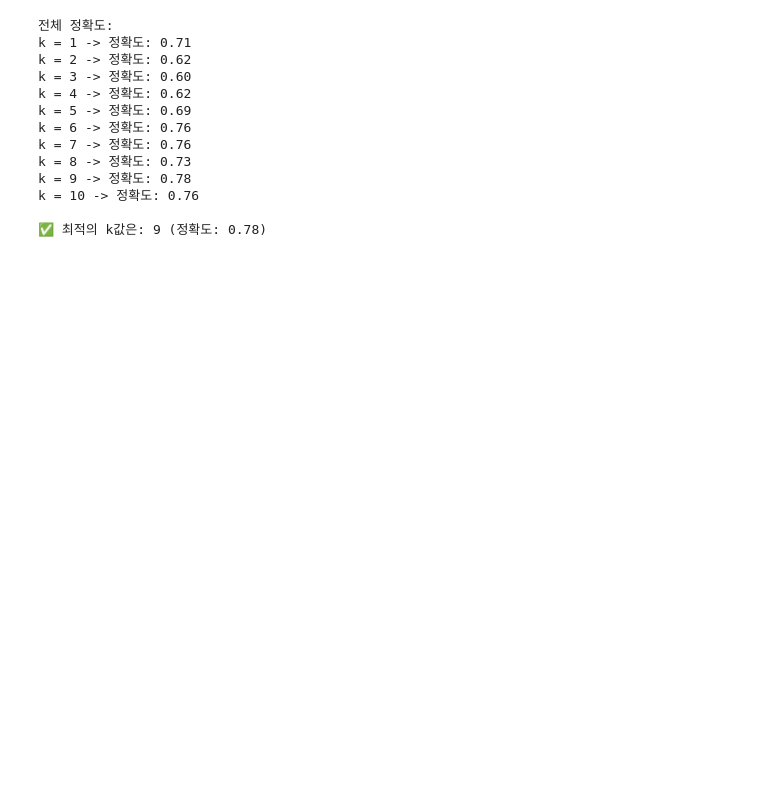
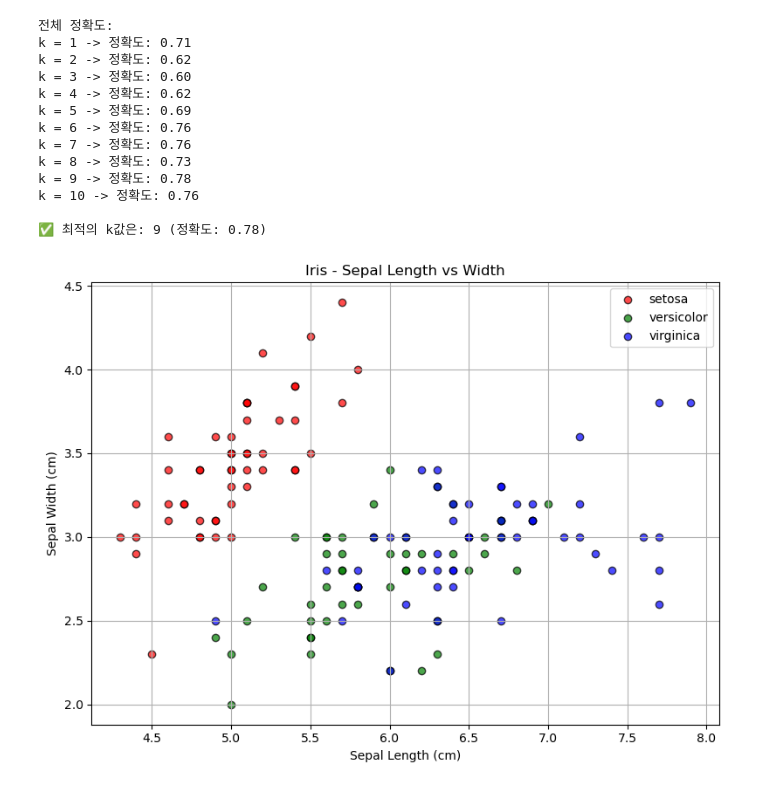
Before and after one commit to NakedFlower/HAI_Assignment, a Jupyter notebook: lecture04/assignment4_2.ipynb, the cells around one changed output. Saved outputs shown, nothing was run; the diff lists cells and outputs as text; code cells hidden in the pictures; blank space fills up the shorter version.

```diff
--- a/lecture04/assignment4_2.ipynb
+++ b/lecture04/assignment4_2.ipynb
@@ -70,3 +70,37 @@ k = 9 -> 정확도: 0.78
 k = 10 -> 정확도: 0.76
 
 ✅ 최적의 k값은: 9 (정확도: 0.78)
+# %%
+# 데이터 준비
+iris = load_iris()
+x = iris.data[:150, [0,1]]
+y = iris.target[:150]
+
+df = pd.DataFrame(x, columns=["Sepal Length", "Sepal Width"])
+df["Label"] = y
+
+# 시각화
+plt.figure(figsize=(8, 6))
+colors = ['red', 'green', 'blue']
+labels = iris.target_names  # ['setosa', 'versicolor', 'virginica']
+
+for i in range(3):
+    subset = df[df["Label"] == i]
+    plt.scatter(
+        subset["Sepal Length"],
+        subset["Sepal Width"],
+        color=colors[i],
+        label=labels[i],
+        alpha=0.7,
+        edgecolor='k'
+    )
+
+plt.xlabel("Sepal Length (cm)")
+plt.ylabel("Sepal Width (cm)")
+plt.title("Iris - Sepal Length vs Width")
+plt.legend()
+plt.grid(True)
+plt.tight_layout()
+plt.show()
+# %% [output]
+[figure, added]
```
Also changed, not shown: 12 other files.
